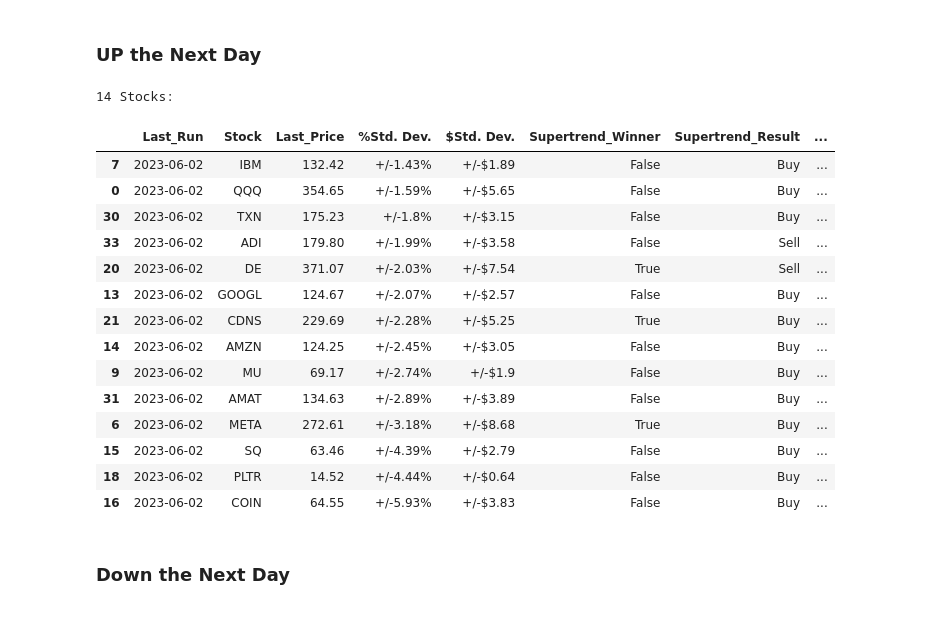
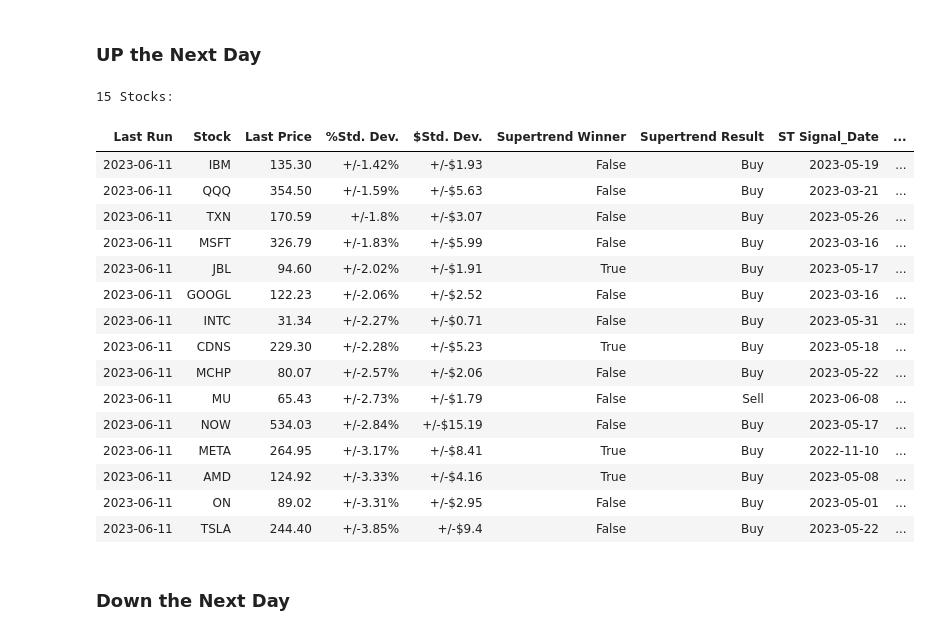
Before and after one commit to sabawi/stocks_evaluator, a Jupyter notebook: evaluate_this.ipynb, the cells around one changed output. Drawn from its saved outputs; the diff is of its cells as text; code cells hidden in the pictures.

Commit message:
Added Sharpe Ratio to calculation

```diff
--- a/evaluate_this.ipynb
+++ b/evaluate_this.ipynb
@@ -66,13 +67,13 @@ def run_supertrend(stock,start_date):
     return stlib.supertrend(stock,start_date=start_date)
 # %%
 def init_eval_table():
-    columns = ['Last_Run'          ,'Stock'             ,'Last_Price'     ,'%Std. Dev.','$Std. Dev.','Supertrend_Winner' ,'Supertrend_Result','ST_Signal_Date',
-               'LR_Best_Model'     ,'LR_Next_Day_Recomm', 'SMA_Crossed_Up','SMA_X_Date'        ,'SMA_FastXSlow'    , 'Beta'         ,
-               'CAPM'              ,'Daily_VaR'  ]
+    columns = ['Last Run'          ,'Stock'             ,'Last Price'     ,'%Std. Dev.','$Std. Dev.','Supertrend Winner' ,'Supertrend Result','ST Signal_Date',
+               'LR Best_Model'     ,'LR Next_Day Recomm', 'SMA Crossed_Up','SMA_X_Date'        ,'SMA FastXSlow'    , 'Beta'         ,
+               '%Sharpe Ratio'                  ,'CAPM'              ,'Daily VaR'  ]
 
     dtypes = ['datetime64[ns]'       , str                , float            ,str      ,str        , bool              , str               , str            ,
               str                  , str                , str              , 'datetime64[ns]'    , str               , float          ,
-              float                , float        ]
+              float                , float                , float        ]
 
     # Initialize the DataFrame with empty rows
     eval_df = pd.DataFrame(columns=columns)
@@ -141,13 +142,14 @@ def recommendation_table(eval_df,stock_list, lookback_years=1, sma_fast=40, sma_
         std_dev_dlr = round(close_price*std_dev,2)
         sma_sig, sma_date, fastXslow = smacross.sma_xing(stock_data,sma_fast,sma_slow)
         beta, market_data = sbeta.get_beta(stock_data)
-        CAPM, VaR = capm.CAPM_VaR(stock_data=stock_data,market_data=market_data,bond_mat_duration = lookback_years,stock_beta=beta)
+        CAPM, VaR, Sharpe = capm.CAPM_VaR(stock_data=stock_data,market_data=market_data,bond_mat_duration = lookback_years,stock_beta=beta)
+        Sharpe = round(Sharpe,2)
         LR_recommend = LR_run.get_recommendation(stock=s,lookback=lookback_years)
         LR_recommend_str = f"{LR_recommend[0]},{LR_recommend[1]},{LR_recommend[2]}"
 
         # columns = ['Last_Run'          ,'Stock'             ,'Last_Price'     ,'%Std. Dev.','$Std. Dev.','Supertrend_Winner' ,'Supertrend_Result','ST_Signal_Date',
         #            'LR_Best_Model'     ,'LR_Next_Day_Recomm', 'SMA_Crossed_Up','SMA_X_Date'             ,'SMA_FastXSlow'     , 'Beta'         ,
-        #            'CAPM'              ,'Daily_VaR'  ]
+        #            'SharpeRatio'                  ,'CAPM'              ,'Daily_VaR'  ]
 
         if run_update_models:
             model_str = stock_best_model_df[stock_best_model_df['Stock'] == s].Model.values[0]
@@ -156,7 +158,7 @@ def recommendation_table(eval_df,stock_list, lookback_years=1, sma_fast=40, sma_
 
         new_row = [today           , s                  , close_price          ,f"+/-{std_dev_pct}%",f"+/-${std_dev_dlr}",    winner            , buysell         ,    buysell_date ,
                    model_str       , LR_recommend_str   , sma_sig              , sma_date           , fastXslow          ,    beta              ,
-                   CAPM            , VaR  ]
+                   Sharpe          , CAPM            , VaR  ]
 
         eval_df = add_update(eval_df=eval_df,values = new_row)
 
@@ -321,26 +368,27 @@ buys_safe.to_csv("./top_picks.csv")
 # %% [markdown]
 ### UP the Next Day
 # %%
-LR_Next_Day_Recomm_only = eval_df[eval_df['LR_Next_Day_Recomm']=='Buy,Buy,Buy'].sort_values('Daily_VaR',ascending=False)
+LR_Next_Day_Recomm_only = eval_df[eval_df['LR Next_Day Recomm']=='Buy,Buy,Buy'].sort_values('Daily VaR',ascending=False)
 print(f"{len(LR_Next_Day_Recomm_only)} Stocks:")
-LR_Next_Day_Recomm_only
+display(HTML(LR_Next_Day_Recomm_only.to_html(index=False)))
 # %% [output]
-14 Stocks:
+15 Stocks:
-|  | Last_Run | Stock | Last_Price | %Std. Dev. | $Std. Dev. | Supertrend_Winner | Supertrend_Result | ... |
-| 7 | 2023-06-02 | IBM | 132.42 | +/-1.43% | +/-$1.89 | False | Buy | ... |
-| 0 | 2023-06-02 | QQQ | 354.65 | +/-1.59% | +/-$5.65 | False | Buy | ... |
-| 30 | 2023-06-02 | TXN | 175.23 | +/-1.8% | +/-$3.15 | False | Buy | ... |
-| 33 | 2023-06-02 | ADI | 179.80 | +/-1.99% | +/-$3.58 | False | Sell | ... |
-| 20 | 2023-06-02 | DE | 371.07 | +/-2.03% | +/-$7.54 | True | Sell | ... |
-| 13 | 2023-06-02 | GOOGL | 124.67 | +/-2.07% | +/-$2.57 | False | Buy | ... |
-| 21 | 2023-06-02 | CDNS | 229.69 | +/-2.28% | +/-$5.25 | True | Buy | ... |
-| 14 | 2023-06-02 | AMZN | 124.25 | +/-2.45% | +/-$3.05 | False | Buy | ... |
-| 9 | 2023-06-02 | MU | 69.17 | +/-2.74% | +/-$1.9 | False | Buy | ... |
-| 31 | 2023-06-02 | AMAT | 134.63 | +/-2.89% | +/-$3.89 | False | Buy | ... |
-| 6 | 2023-06-02 | META | 272.61 | +/-3.18% | +/-$8.68 | True | Buy | ... |
-| 15 | 2023-06-02 | SQ | 63.46 | +/-4.39% | +/-$2.79 | False | Buy | ... |
-| 18 | 2023-06-02 | PLTR | 14.52 | +/-4.44% | +/-$0.64 | False | Buy | ... |
-| 16 | 2023-06-02 | COIN | 64.55 | +/-5.93% | +/-$3.83 | False | Buy | ... |
+| Last Run | Stock | Last Price | %Std. Dev. | $Std. Dev. | Supertrend Winner | Supertrend Result | ST Signal_Date | ... |
+| 2023-06-11 | IBM | 135.30 | +/-1.42% | +/-$1.93 | False | Buy | 2023-05-19 | ... |
+| 2023-06-11 | QQQ | 354.50 | +/-1.59% | +/-$5.63 | False | Buy | 2023-03-21 | ... |
+| 2023-06-11 | TXN | 170.59 | +/-1.8% | +/-$3.07 | False | Buy | 2023-05-26 | ... |
+| 2023-06-11 | MSFT | 326.79 | +/-1.83% | +/-$5.99 | False | Buy | 2023-03-16 | ... |
+| 2023-06-11 | JBL | 94.60 | +/-2.02% | +/-$1.91 | True | Buy | 2023-05-17 | ... |
+| 2023-06-11 | GOOGL | 122.23 | +/-2.06% | +/-$2.52 | False | Buy | 2023-03-16 | ... |
+| 2023-06-11 | INTC | 31.34 | +/-2.27% | +/-$0.71 | False | Buy | 2023-05-31 | ... |
+| 2023-06-11 | CDNS | 229.30 | +/-2.28% | +/-$5.23 | True | Buy | 2023-05-18 | ... |
+| 2023-06-11 | MCHP | 80.07 | +/-2.57% | +/-$2.06 | False | Buy | 2023-05-22 | ... |
+| 2023-06-11 | MU | 65.43 | +/-2.73% | +/-$1.79 | False | Sell | 2023-06-08 | ... |
+| 2023-06-11 | NOW | 534.03 | +/-2.84% | +/-$15.19 | False | Buy | 2023-05-17 | ... |
+| 2023-06-11 | META | 264.95 | +/-3.17% | +/-$8.41 | True | Buy | 2022-11-10 | ... |
+| 2023-06-11 | AMD | 124.92 | +/-3.33% | +/-$4.16 | True | Buy | 2023-05-08 | ... |
+| 2023-06-11 | ON | 89.02 | +/-3.31% | +/-$2.95 | False | Buy | 2023-05-01 | ... |
+| 2023-06-11 | TSLA | 244.40 | +/-3.85% | +/-$9.4 | False | Buy | 2023-05-22 | ... |
 # %% [markdown]
 ### Down the Next Day
 # %%
```
Also changed, not shown: parts of 15 cells of this notebook, 1 other file.
